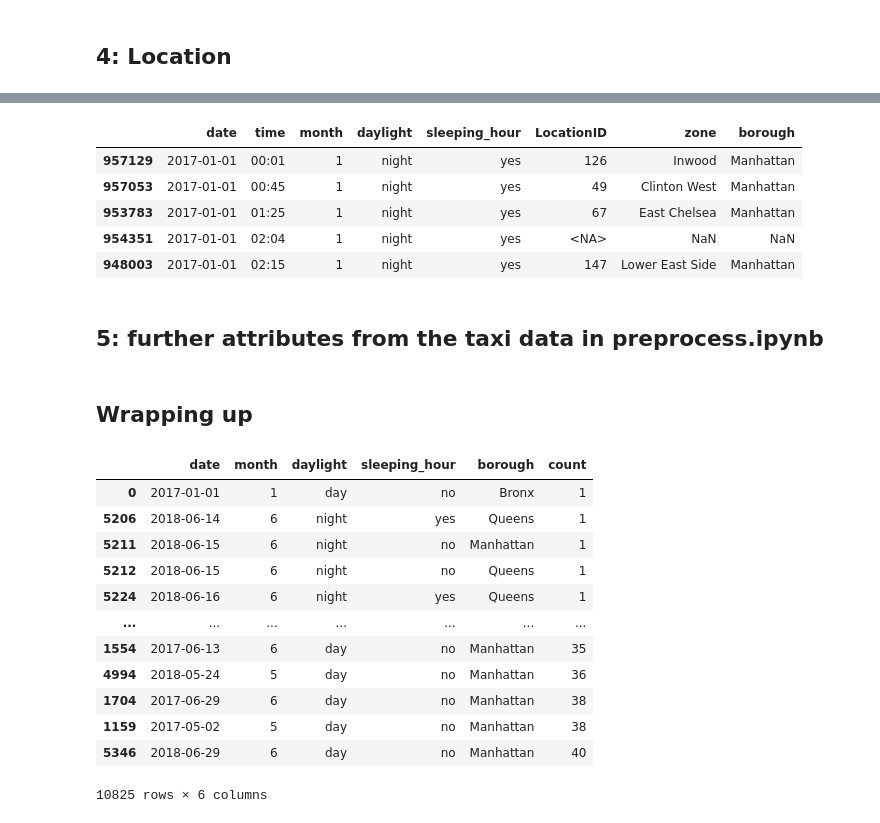
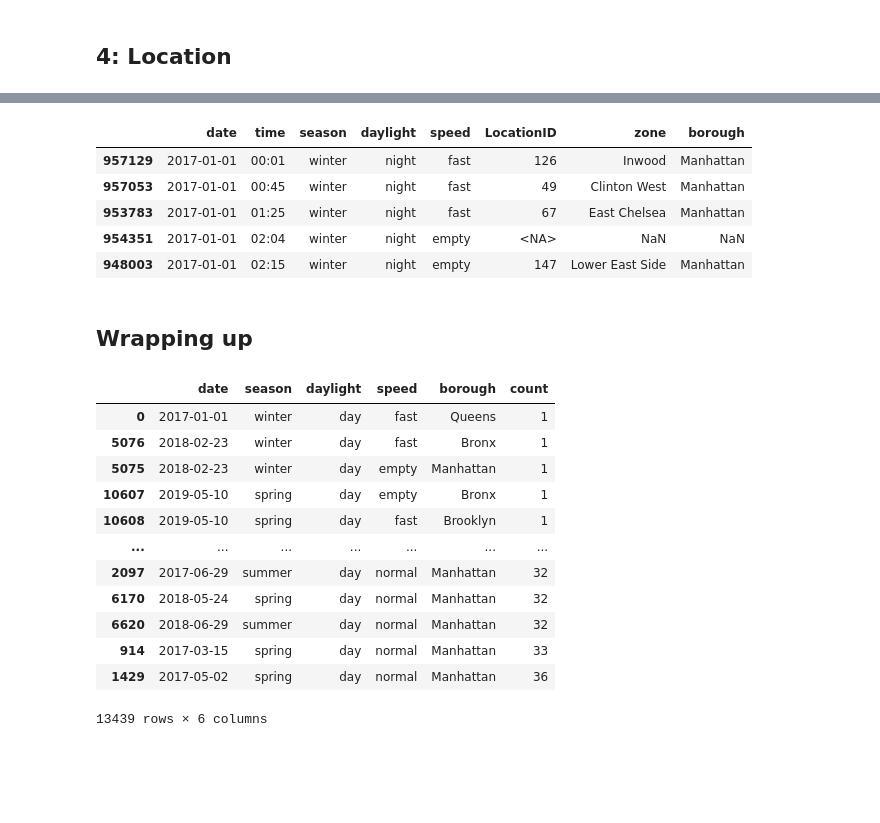
Before and after one commit to MAST30034-Applied-Data-Science/mast30034-project-1-aeross, a Jupyter notebook: notebooks/preprocess2.ipynb, the cells around one changed output, grey strips where cells are left out. Saved outputs shown, nothing was run; the diff lists cells and outputs as text; code cells hidden in the pictures; blank space fills up the shorter version.

Commit message:
finalised preprocessing stage

```diff
--- a/notebooks/preprocess2.ipynb
+++ b/notebooks/preprocess2.ipynb
@@ -222,0 +249,24 @@ The outlier seems to be 00:00, which is probably because the crashes whose time
+# %%
+# compare that to crash frequency
+hour = [0, 1, 2, 3, 4, 5, 6, 7, 8, 9, 10, 11, 12, 13, 14, 15, 16, 17, 18, 19, 20, 21, 22, 23]
+crash_freq = []
+for time in range(0, 24):
+    crash_num = 0
+    for i in range(fdf.shape[0]):
+        if time < 9:
+            if (crash_time[i] > f"0{time}:00") and (crash_time[i] < f"0{time+1}:00"):
+                crash_num += 1
+        elif time == 9:
+            if (crash_time[i] > f"0{time}:00") and (crash_time[i] < f"{time+1}:00"):
+                crash_num += 1
+        else:
+            if (crash_time[i] > f"{time}:00") and (crash_time[i] < f"{time+1}:00"):
+                crash_num += 1
+    crash_freq.append(crash_num)
+
+plt.plot(hour, crash_freq)
+ticks = plt.xticks(hour)
+plt.xlabel("hour")
+plt.ylabel("total number of crashes")
+plt.title("Taxi Crash Frequency in a 24-Hour Time Frame")
+plt.savefig("../plots/crash_freq.png")
@@ -223,12 +275,14 @@ The outlier seems to be 00:00, which is probably because the crashes whose time
 # %%
-# from the time data, extract info about whether it is during sleeping or waking hour
-sleeping_hour = []
+# discretise
+speed = []
 for i in range(fdf.shape[0]):
-    if (crash_time[i] < "06:00") or (crash_time[i] > "23:00"):
-        sleeping_hour.append("yes")
+    if (crash_time[i] > "08:00") and (crash_time[i] < "20:00"):
+        speed.append("normal")
+    elif (crash_time[i] > "02:00") and (crash_time[i] < "07:00"):
+        speed.append("empty")
     else:
-        sleeping_hour.append("no")
+        speed.append("fast")
 
-fdf["sleeping_hour"] = sleeping_hour
+fdf["speed"] = speed
 fdf.sample(3)
 # %% [output]
@@ -292,40 +346,38 @@ fdf = fdf.rename(columns={"CRASH DATE": "date", "CRASH TIME": "time", "index_rig
 fdf["LocationID"] = fdf["LocationID"].astype("Int64")
 fdf.head()
 # %% [output]
-|  | date | time | month | daylight | sleeping_hour | LocationID | zone | borough |
-| 957129 | 2017-01-01 | 00:01 | 1 | night | yes | 126 | Inwood | Manhattan |
-| 957053 | 2017-01-01 | 00:45 | 1 | night | yes | 49 | Clinton West | Manhattan |
-| 953783 | 2017-01-01 | 01:25 | 1 | night | yes | 67 | East Chelsea | Manhattan |
-| 954351 | 2017-01-01 | 02:04 | 1 | night | yes | <NA> | NaN | NaN |
-| 948003 | 2017-01-01 | 02:15 | 1 | night | yes | 147 | Lower East Side | Manhattan |
+|  | date | time | season | daylight | speed | LocationID | zone | borough |
+| 957129 | 2017-01-01 | 00:01 | winter | night | fast | 126 | Inwood | Manhattan |
+| 957053 | 2017-01-01 | 00:45 | winter | night | fast | 49 | Clinton West | Manhattan |
+| 953783 | 2017-01-01 | 01:25 | winter | night | fast | 67 | East Chelsea | Manhattan |
+| 954351 | 2017-01-01 | 02:04 | winter | night | empty | <NA> | NaN | NaN |
+| 948003 | 2017-01-01 | 02:15 | winter | night | empty | 147 | Lower East Side | Manhattan |
-# %% [markdown]
-## 5: further attributes from the taxi data in preprocess.ipynb
 # %% [markdown]
 ## Wrapping up
 # %%
 # to analyse the number of crashes based on the attributes I've chosen,
 # I will use groupby to get the total number of crashes for each unique combination of attributes.
 # And it seems like i will not use the zones as attributes, because they make the data look scarce and I don't think
 # it's a useful application in real life anyway, because the zones are geographically small and most trips will
 # go through multiple zones, so I believe it is more realistic to use the borough instead.
 fdf_new = fdf.copy()
 fdf_new = fdf_new.drop(columns=["time", "LocationID"]).rename(columns={"zone": "count"})
-fdf_new = fdf_new.groupby(["date", "month", "daylight", "sleeping_hour", "borough"]).count().reset_index()
+fdf_new = fdf_new.groupby(["date", "season", "daylight", "speed", "borough"]).count().reset_index()
 fdf_new.sort_values("count")
 # %% [output]
-|  | date | month | daylight | sleeping_hour | borough | count |
-| 0 | 2017-01-01 | 1 | day | no | Bronx | 1 |
-| 5206 | 2018-06-14 | 6 | night | yes | Queens | 1 |
-| 5211 | 2018-06-15 | 6 | night | no | Manhattan | 1 |
-| 5212 | 2018-06-15 | 6 | night | no | Queens | 1 |
-| 5224 | 2018-06-16 | 6 | night | yes | Queens | 1 |
+|  | date | season | daylight | speed | borough | count |
+| 0 | 2017-01-01 | winter | day | fast | Queens | 1 |
+| 5076 | 2018-02-23 | winter | day | fast | Bronx | 1 |
+| 5075 | 2018-02-23 | winter | day | empty | Manhattan | 1 |
+| 10607 | 2019-05-10 | spring | day | empty | Bronx | 1 |
+| 10608 | 2019-05-10 | spring | day | fast | Brooklyn | 1 |
 | ... | ... | ... | ... | ... | ... | ... |
-| 1554 | 2017-06-13 | 6 | day | no | Manhattan | 35 |
-| 4994 | 2018-05-24 | 5 | day | no | Manhattan | 36 |
-| 1704 | 2017-06-29 | 6 | day | no | Manhattan | 38 |
-| 1159 | 2017-05-02 | 5 | day | no | Manhattan | 38 |
-| 5346 | 2018-06-29 | 6 | day | no | Manhattan | 40 |
+| 2097 | 2017-06-29 | summer | day | normal | Manhattan | 32 |
+| 6170 | 2018-05-24 | spring | day | normal | Manhattan | 32 |
+| 6620 | 2018-06-29 | summer | day | normal | Manhattan | 32 |
+| 914 | 2017-03-15 | spring | day | normal | Manhattan | 33 |
+| 1429 | 2017-05-02 | spring | day | normal | Manhattan | 36 |
-10825 rows × 6 columns
+13439 rows × 6 columns
 # %%
 # save fdf to csv
 fdf_new.to_csv("../data/curated/crime.csv", index=False)
```
Also changed, not shown: parts of 13 cells of this notebook, 1 other file.
